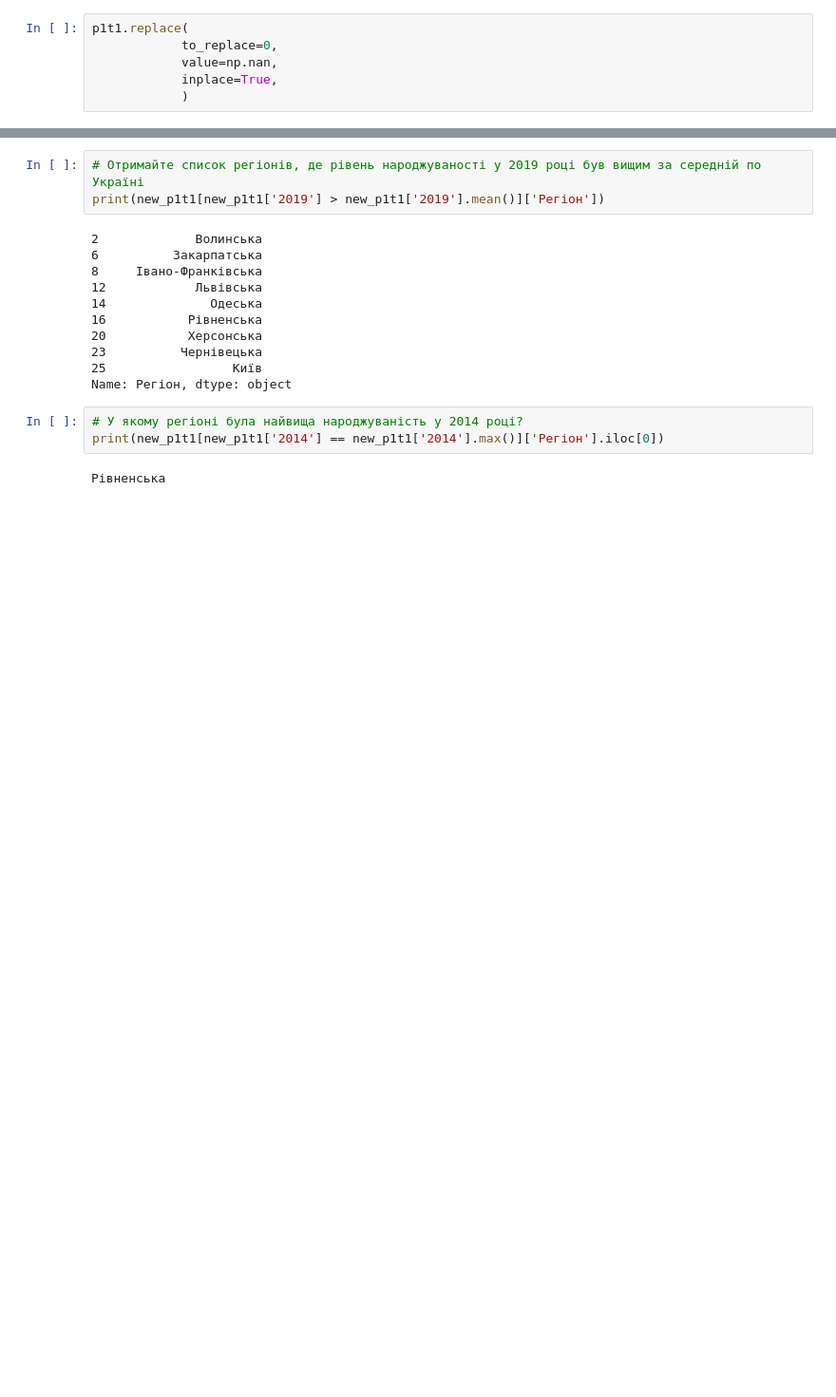
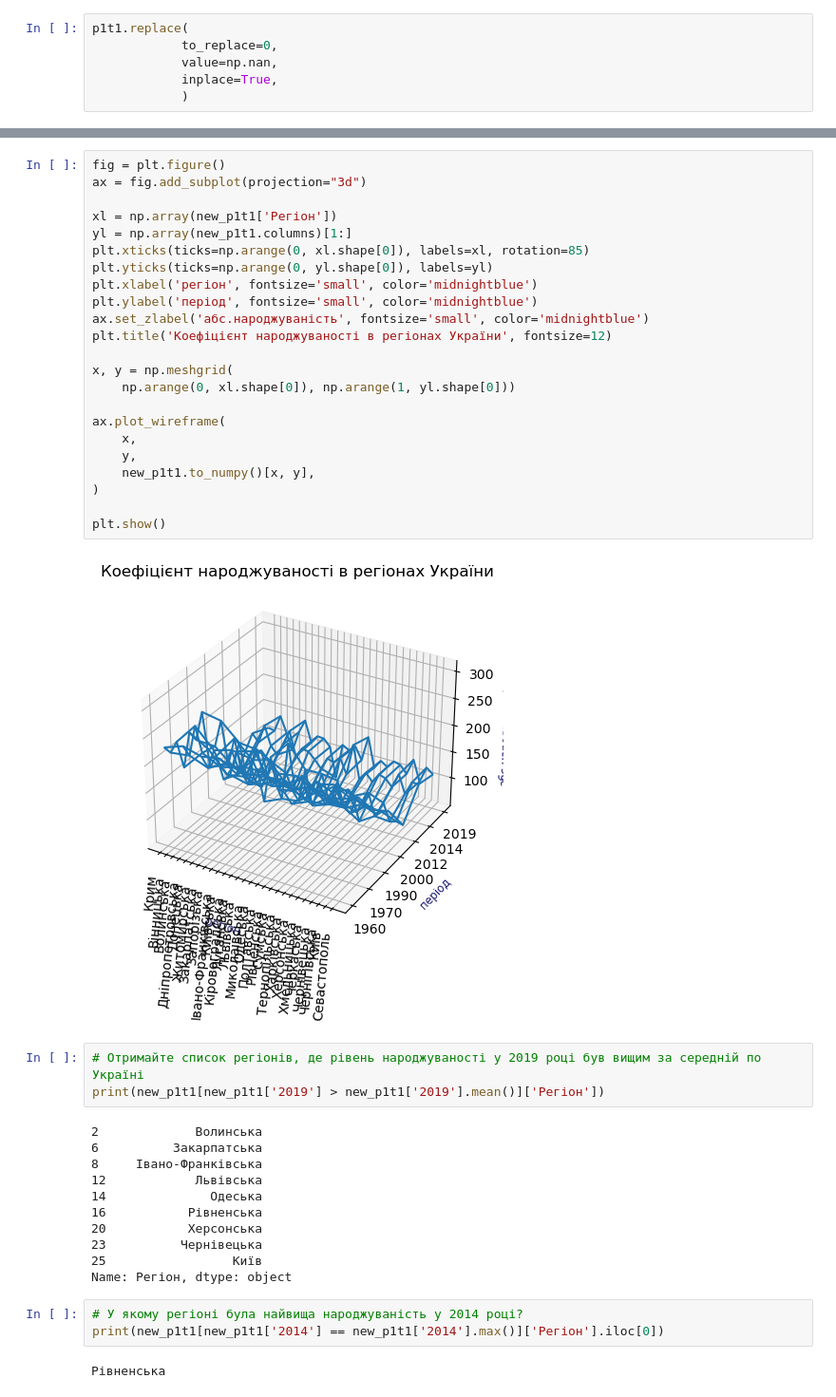
Before and after one commit to DenysTantsiura/datas, a Jupyter notebook: Hw_2.1/Hw2.1.ipynb, the cells around one changed output, grey strips where cells are left out. Shown at 95% size. Cells and saved outputs as stored; diff of their text form; blank space fills up the shorter version.

```diff
--- a/Hw_2.1/Hw2.1.ipynb
+++ b/Hw_2.1/Hw2.1.ipynb
@@ -236,6 +220,31 @@ print(new_p1t1)
 24   61.000000
 25  110.000000
 26   80.173913
+# %%
+fig = plt.figure()
+ax = fig.add_subplot(projection="3d")
+
+xl = np.array(new_p1t1['Регіон'])
+yl = np.array(new_p1t1.columns)[1:]
+plt.xticks(ticks=np.arange(0, xl.shape[0]), labels=xl, rotation=85)
+plt.yticks(ticks=np.arange(0, yl.shape[0]), labels=yl)
+plt.xlabel('регіон', fontsize='small', color='midnightblue')
+plt.ylabel('період', fontsize='small', color='midnightblue')
+ax.set_zlabel('абс.народжуваність', fontsize='small', color='midnightblue')
+plt.title('Коефіцієнт народжуваності в регіонах України', fontsize=12)
+
+x, y = np.meshgrid(
+    np.arange(0, xl.shape[0]), np.arange(1, yl.shape[0]))
+
+ax.plot_wireframe(
+    x,
+    y,
+    new_p1t1.to_numpy()[x, y],
+)
+
+plt.show()
+# %% [output]
+[figure, added]
 # %%
 # Отримайте список регіонів, де рівень народжуваності у 2019 році був вищим за середній по Україні
 print(new_p1t1[new_p1t1['2019'] > new_p1t1['2019'].mean()]['Регіон'])
```
Also changed, not shown: parts of 10 cells of this notebook.
